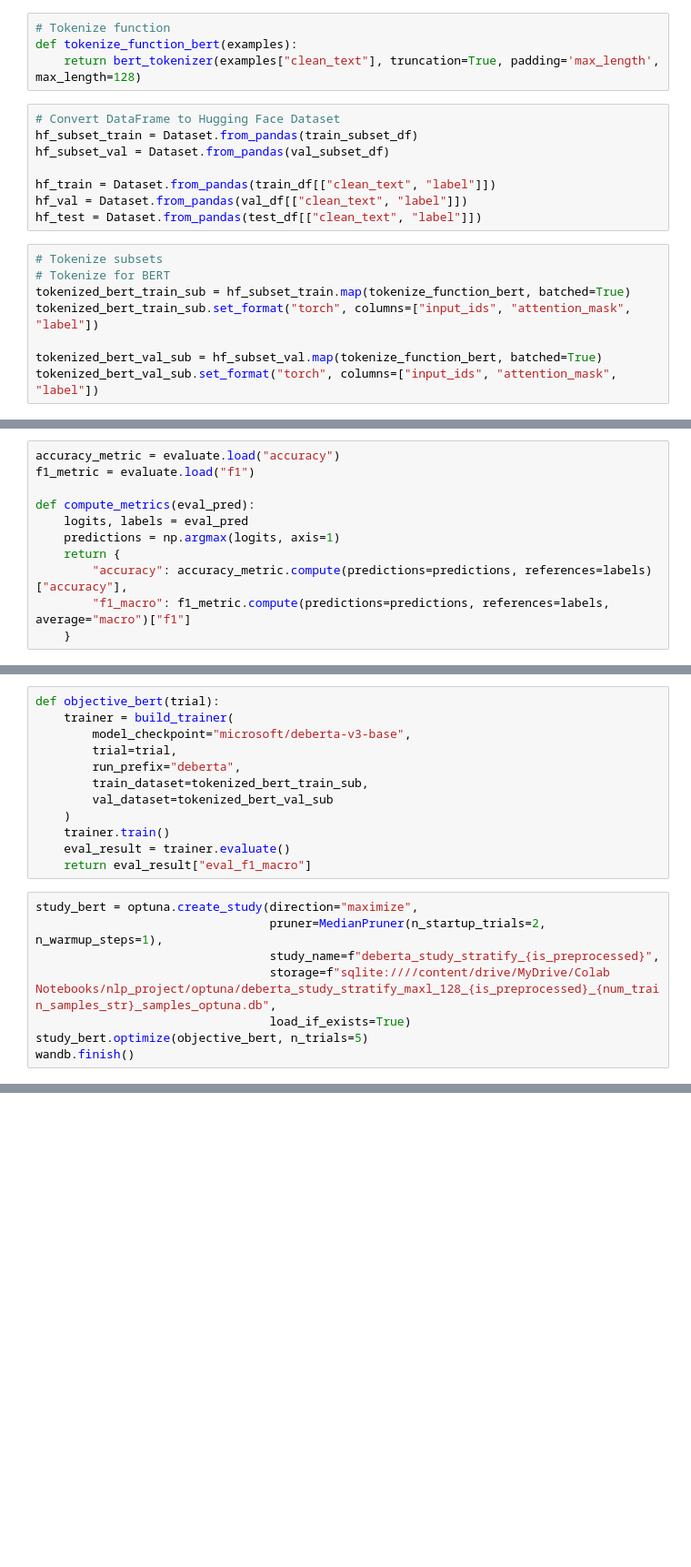
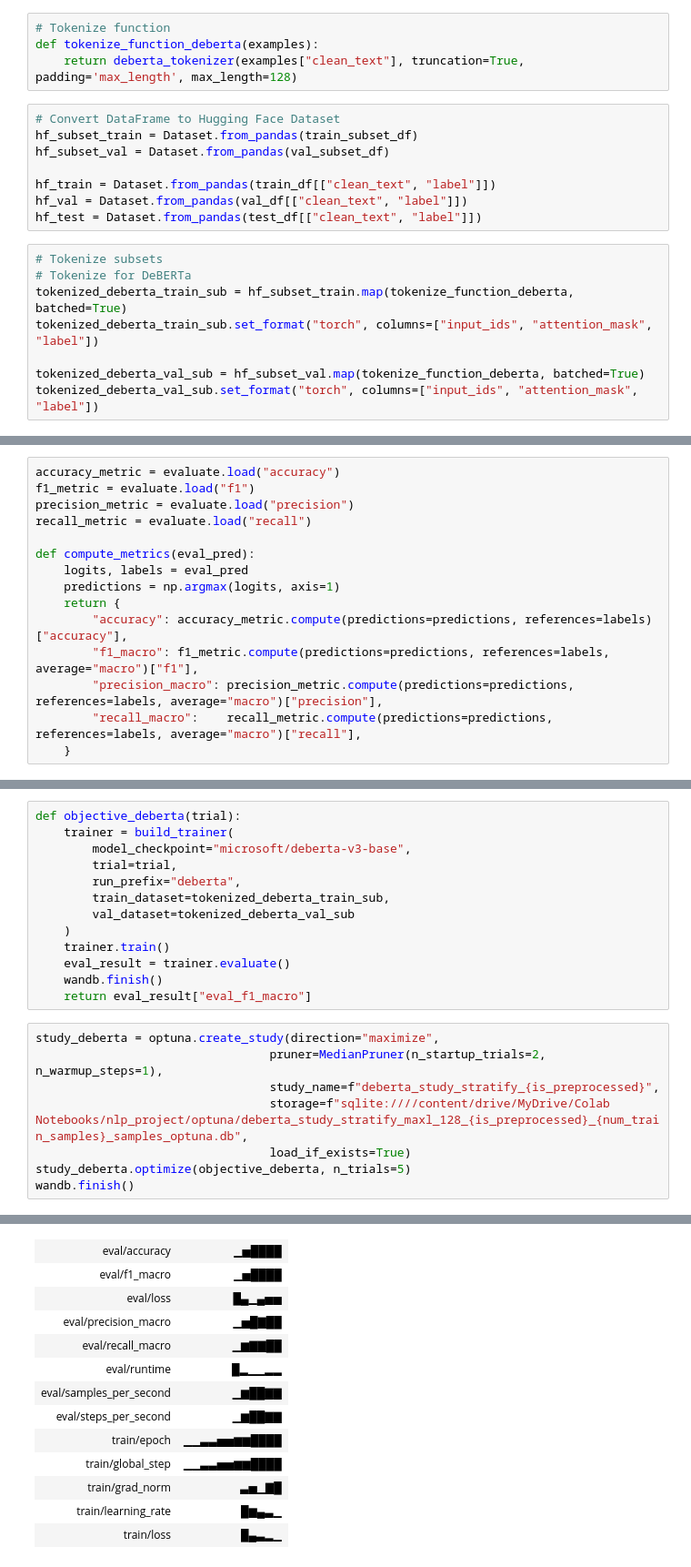
Before and after one commit to Hillascher5/nlp-tweets-sentiment-analysis, a Jupyter notebook: DeBerta_model.ipynb, the cells around one changed output, grey strips where cells are left out. Shown at 91% size. Cells and saved outputs as stored; diff of their text form; blank space fills up the shorter version.

Commit message:
Added precision and recall

```diff
--- a/DeBerta_model.ipynb
+++ b/DeBerta_model.ipynb
@@ -124,7 +138,7 @@ bert_model = AutoModelForSequenceClassification.from_pretrained(bert_model_name,
 # %%
 # Tokenize function
-def tokenize_function_bert(examples):
-    return bert_tokenizer(examples["clean_text"], truncation=True, padding='max_length', max_length=128)
+def tokenize_function_deberta(examples):
+    return deberta_tokenizer(examples["clean_text"], truncation=True, padding='max_length', max_length=128)
 # %%
 # Convert DataFrame to Hugging Face Dataset
 hf_subset_train = Dataset.from_pandas(train_subset_df)
@@ -135,12 +149,12 @@ hf_val = Dataset.from_pandas(val_df[["clean_text", "label"]])
 hf_test = Dataset.from_pandas(test_df[["clean_text", "label"]])
 # %%
 # Tokenize subsets
-# Tokenize for BERT
-tokenized_bert_train_sub = hf_subset_train.map(tokenize_function_bert, batched=True)
-tokenized_bert_train_sub.set_format("torch", columns=["input_ids", "attention_mask", "label"])
+# Tokenize for DeBERTa
+tokenized_deberta_train_sub = hf_subset_train.map(tokenize_function_deberta, batched=True)
+tokenized_deberta_train_sub.set_format("torch", columns=["input_ids", "attention_mask", "label"])
 
-tokenized_bert_val_sub = hf_subset_val.map(tokenize_function_bert, batched=True)
-tokenized_bert_val_sub.set_format("torch", columns=["input_ids", "attention_mask", "label"])
+tokenized_deberta_val_sub = hf_subset_val.map(tokenize_function_deberta, batched=True)
+tokenized_deberta_val_sub.set_format("torch", columns=["input_ids", "attention_mask", "label"])
 # %%
 # Tokenize full dataset
 # Tokenize for BERT
@@ -155,13 +169,17 @@ tokenized_bert_test.set_format("torch", columns=["input_ids", "attention_mask",
 # %%
 accuracy_metric = evaluate.load("accuracy")
 f1_metric = evaluate.load("f1")
+precision_metric = evaluate.load("precision")
+recall_metric = evaluate.load("recall")
 
 def compute_metrics(eval_pred):
     logits, labels = eval_pred
     predictions = np.argmax(logits, axis=1)
     return {
         "accuracy": accuracy_metric.compute(predictions=predictions, references=labels)["accuracy"],
-        "f1_macro": f1_metric.compute(predictions=predictions, references=labels, average="macro")["f1"]
+        "f1_macro": f1_metric.compute(predictions=predictions, references=labels, average="macro")["f1"],
+        "precision_macro": precision_metric.compute(predictions=predictions, references=labels, average="macro")["precision"],
+        "recall_macro":    recall_metric.compute(predictions=predictions, references=labels, average="macro")["recall"],
     }
 # %%
 def build_trainer(model_checkpoint, trial, run_prefix, train_dataset, val_dataset):
@@ -209,22 +227,24 @@ def build_trainer(model_checkpoint, trial, run_prefix, train_dataset, val_datase
 
     return trainer
 # %%
-def objective_bert(trial):
+def objective_deberta(trial):
     trainer = build_trainer(
         model_checkpoint="microsoft/deberta-v3-base",
         trial=trial,
         run_prefix="deberta",
-        train_dataset=tokenized_bert_train_sub,
-        val_dataset=tokenized_bert_val_sub
+        train_dataset=tokenized_deberta_train_sub,
+        val_dataset=tokenized_deberta_val_sub
     )
     trainer.train()
     eval_result = trainer.evaluate()
+    wandb.finish()
     return eval_result["eval_f1_macro"]
 # %%
-study_bert = optuna.create_study(direction="maximize",
+study_deberta = optuna.create_study(direction="maximize",
                                  pruner=MedianPruner(n_startup_trials=2, n_warmup_steps=1),
                                  study_name=f"deberta_study_stratify_{is_preprocessed}",
-                                 storage=f"sqlite:////content/drive/MyDrive/Colab Notebooks/nlp_project/optuna/deberta_study_stratify_maxl_128_{is_preprocessed}_{num_train_samples_str}_samples_optuna.db",
+                                 storage=f"sqlite:////content/drive/MyDrive/Colab Notebooks/nlp_project/optuna/deberta_study_stratify_maxl_128_{is_preprocessed}_{num_train_samples}_samples_optuna.db",
                                  load_if_exists=True)
-study_bert.optimize(objective_bert, n_trials=5)
+study_deberta.optimize(objective_deberta, n_trials=5)
 wandb.finish()
+# %% [output]
@@ -230,0 +274,13 @@ wandb.finish()
+| eval/accuracy | ▁▅████ |
+| eval/f1_macro | ▁▅████ |
+| eval/loss | █▄▁▄▅▅ |
+| eval/precision_macro | ▁▅█▇██ |
+| eval/recall_macro | ▁▆▇▇██ |
+| eval/runtime | █▂▁▁▂▂ |
+| eval/samples_per_second | ▁▆██▇▇ |
+| eval/steps_per_second | ▁▆██▇▇ |
+| train/epoch | ▁▁▃▃▅▅▆▆████ |
+| train/global_step | ▁▁▃▃▅▅▆▆████ |
+| train/grad_norm | ▃▅▁▇█ |
+| train/learning_rate | █▆▄▃▁ |
+| train/loss | █▄▃▂▁ |
```
Also changed, not shown: parts of 9 cells of this notebook.
